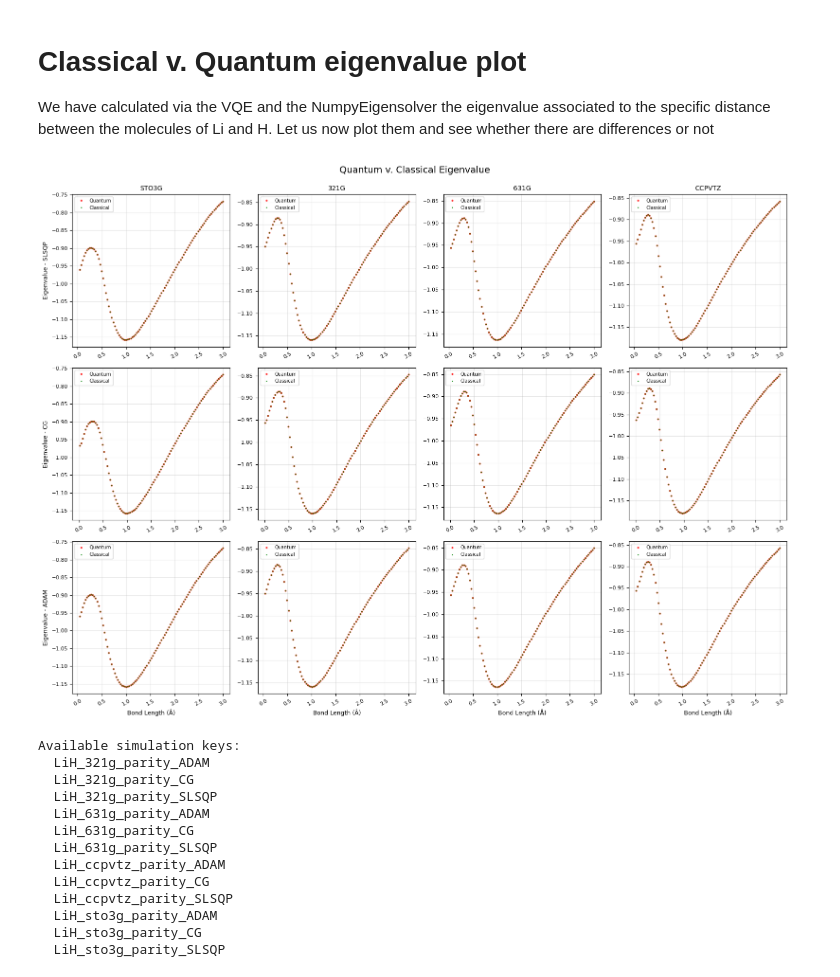
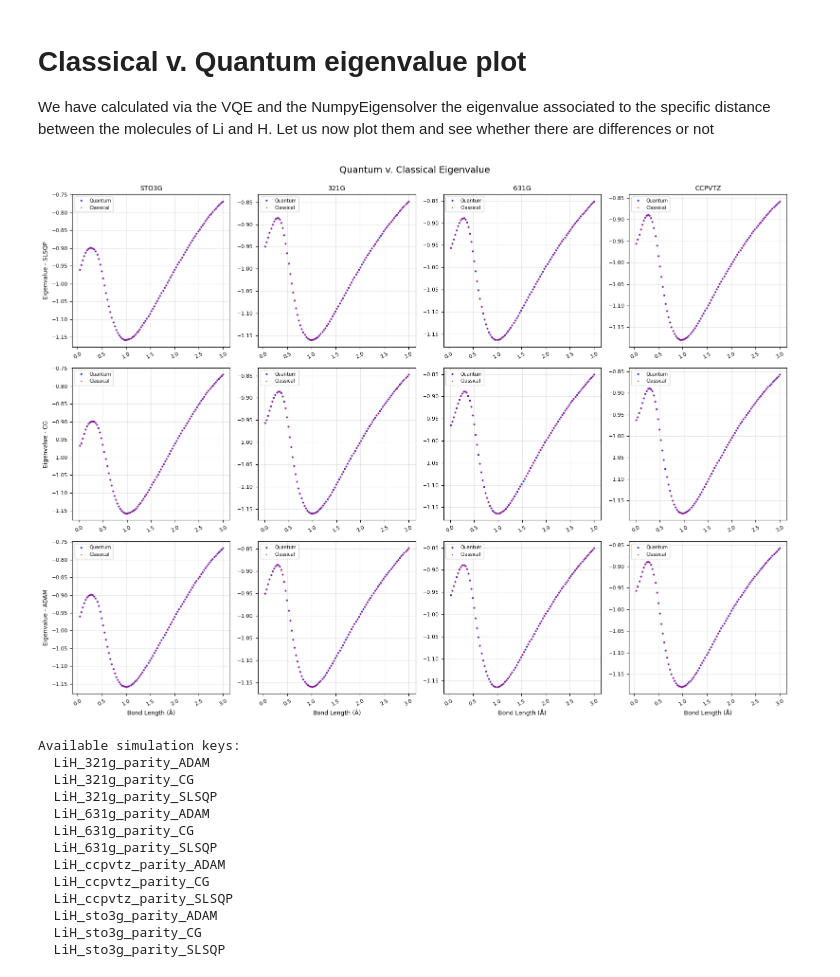
Before and after one commit to TommasoSabbadini/QCProject, a Jupyter notebook: codes/plots+energy_calc.ipynb, the cells around one changed output. Drawn from its saved outputs; the diff is of its cells as text; code cells hidden in the pictures.

```diff
--- a/codes/plots+energy_calc.ipynb
+++ b/codes/plots+energy_calc.ipynb
@@ -351,38 +351,38 @@ for opt_idx, optimizer in enumerate(optimizer_list):
             ec = c_eigenval_LiH[matching_key][skip:]
 
             # Plot quantum and classical eigenvalues
-            axes[opt_idx][basis_idx].plot(d, eq, 'o', markersize = 2, alpha = 0.7, label = 'Quantum', color = 'red')
-            axes[opt_idx][basis_idx].plot(d, ec, 'o', markersize = 1, alpha = 0.7, label = 'Classical', color = 'green')
+            axes[opt_idx][basis_idx].plot(d, eq, 'o', markersize = 2, alpha = 0.7, label = 'Quantum', color = 'blue')
+            axes[opt_idx][basis_idx].plot(d, ec, 'o', markersize = 1, alpha = 0.7, label = 'Classical', color = 'red')
 
             # Set title for each subplot
             if opt_idx == 0:
                 axes[opt_idx][basis_idx].set_title(f"{basis.upper()}", fontsize = 10)
 
             # Set labels
             if basis_idx == 0:  # Only leftmost column gets y-label
                 axes[opt_idx][basis_idx].set_ylabel(f"Eigenvalue - {optimizer}", fontsize = 9)
             if opt_idx == len(optimizer_list) - 1:  # Only bottom row gets x-label
                 axes[opt_idx][basis_idx].set_xlabel("Bond Length (Å)", fontsize = 9)
 
             # Formatting
             axes[opt_idx][basis_idx].tick_params(axis = 'x', labelsize = 8, rotation = 30)
             axes[opt_idx][basis_idx].tick_params(axis = 'y', labelsize = 8)
             axes[opt_idx][basis_idx].legend(fontsize = 7)
             axes[opt_idx][basis_idx].grid(True, alpha = 0.3)
 
 # Add overall title
 fig.suptitle(title, fontsize = 14, y = 0.98)
 
 plt.tight_layout()
 plt.subplots_adjust(top = 0.93)  # Make room for the main title
 plt.show()
 
 # Optional: Print available simulation keys for debugging
 print("Available simulation keys:")
 for key in sorted(q_eigenval_LiH.keys()):
     print(f"  {key}")
 # %% [output]
-[figure, old version]
+[figure, new version]
 Available simulation keys:
   LiH_321g_parity_ADAM
   LiH_321g_parity_CG
```
Also changed, not shown: parts of 1 cell of this notebook.
